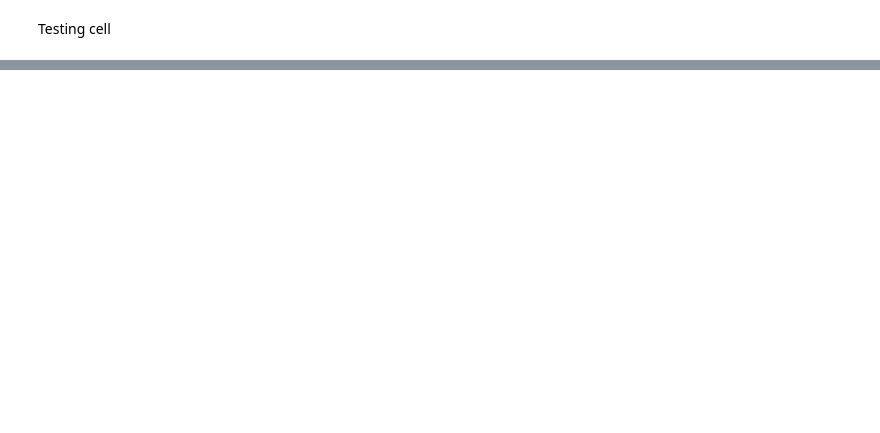
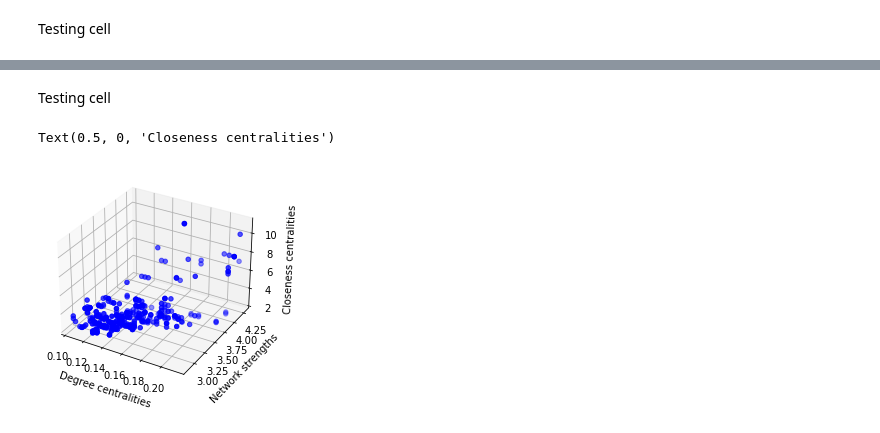
Before and after one commit to shubhamsharma6701/btp, a Jupyter notebook: code/First.ipynb, the cells around one changed output, grey strips where cells are left out. Saved outputs shown, nothing was run; the diff lists cells and outputs as text; code cells hidden in the pictures; blank space fills up the shorter version.

```diff
--- a/code/First.ipynb
+++ b/code/First.ipynb
@@ -29,5 +40,5 @@ test_size = 741 # Testing data of 3 years (01-01-2021 to 31-12-2023)
 # %%
-N = train_size
+N = total_size
 
 sensex_volatilities = []
 nifty_volatilities = []
@@ -235 +421,4 @@ Testing cell
+# %%
+train_graphs_with_same_strength = defaultdict(list)
+test_graphs_with_same_strength = defaultdict(list)
 # %%
@@ -258,0 +477,11 @@ Testing cell
+# %%
+def floyd_warshall(graph):
+    V = 64
+    shape = (64, 64)
+    shortest_graph = np.zeros(shape)
+    for k in range(0, V):
+        for i in range(0, V):
+            for j in range(0, V):
+                if graph[i][j] > graph[i][k] + graph[k][j] and graph[k][j] != 0 and graph[i][k] != 0:
+                    shortest_graph[i][j] = shortest_graph[i][k] + shortest_graph[k][j]
+    return shortest_graph
@@ -274,0 +558,2 @@ plt.show()
+# %% [markdown]
+Testing cell
@@ -274,0 +570,11 @@ plt.show()
+# %%
+fig = plt.figure()
+ax = fig.add_subplot(111, projection='3d')
+
+ax.scatter(train_avg_degree_centralities, train_avg_network_strengths, train_avg_closeness_centrality, color='blue')
+ax.set_xlabel('Degree centralities')
+ax.set_ylabel('Network strengths')
+ax.set_zlabel('Closeness centralities')
+# %% [output]
+Text(0.5, 0, 'Closeness centralities')
+[figure, added]
```
Also changed, not shown: parts of 40 cells of this notebook, 34 other files.
